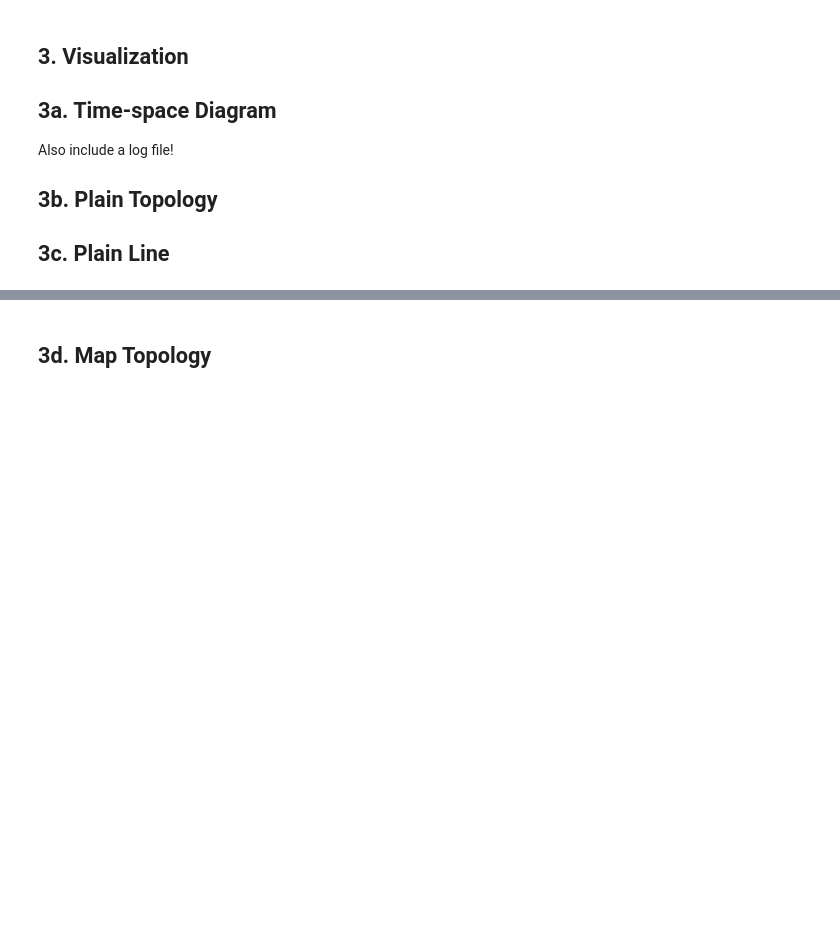
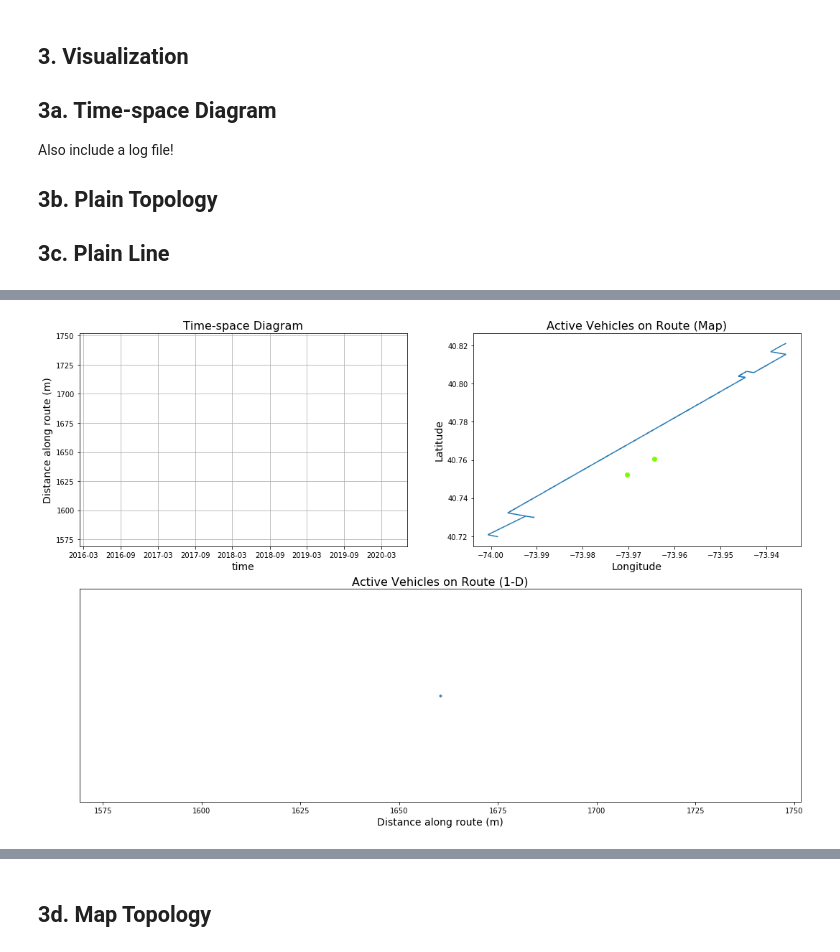
Before and after one commit to ywnch/buskit, a Jupyter notebook: sandbox_main.ipynb, the cells around one changed output, grey strips where cells are left out. Saved outputs shown, nothing was run; the diff lists cells and outputs as text; code cells hidden in the pictures; blank space fills up the shorter version.

```diff
--- a/sandbox_main.ipynb
+++ b/sandbox_main.ipynb
@@ -275,0 +384,87 @@ KeyboardInterrupt:
+# %%
+def df_update(apikey, route, direction):
+    """ Append new data to existing csv file and return both all and new dfs"""
+    try:
+        df = pd.read_csv("realtime.csv")
+    except:
+        print("realtime.csv not found, creating new empty df")
+        df = pd.DataFrame()
+    df, df_new = realtime(apikey, route, df)
+
+    # process variables for plotting
+    df = df_process(df, direction)
+    df_new = df_process(df_new, direction)
+
+    return df, df_new
+# %%
+clock = 0
+df, df_new = df_update(os.getenv("MTAAPIKEY"), "M15", 0)
+
+# plot figure
+fig = plt.figure(figsize=(18,12))
+ax1 = fig.add_subplot(221)
+ax2 = fig.add_subplot(222)
+ax3 = fig.add_subplot(212)
+
+# plot CallDistanceAlongRoute (bus stops)
+[ax1.plot([df['RecordedAtTime'].min(), df['RecordedAtTime'].max()], [i, i], color='gray', alpha=0.1) for i in df['CallDistanceAlongRoute'].unique()]
+p1, = ax1.plot([], [], '-', color='steelblue')
+
+ax1.grid()
+ax1.set_xlabel("time", fontsize=14)
+ax1.set_ylabel("Distance along route (m)", fontsize=14)
+ax1.set_title("Time-space Diagram", fontsize=16)
+
+# plot route shape on map (2-D)
+route_M1_1.plot(ax=ax2)
+p7, = ax2.plot([], [], 'o', color='lawngreen')
+p2, = ax2.plot([], [], 'o', color='indianred')
+
+ax2.set_ylabel("Latitude", fontsize=14)
+ax2.set_xlabel("Longitude", fontsize=14)
+ax2.set_title("Active Vehicles on Route (Map)", fontsize=16)
+
+# plot dynamic route line (1-D)
+ax3.plot(df['CallDistanceAlongRoute'], [0]*len(df), '.-', color='steelblue')
+p3, = ax3.plot([], [], 'o', color='lawngreen')
+p4, = ax3.plot([], [], 'o', color='indianred')
+
+ax3.set_yticks([])
+ax3.set_xlabel("Distance along route (m)", fontsize=14)
+ax3.set_title("Active Vehicles on Route (1-D)", fontsize=16)
+
+# update
+while True:
+    df3, df1 = df_update(os.getenv("MTAAPIKEY"), "M1", 1)
+
+    # mark vehicles that are bunching
+    df3.sort_values(['VehDistAlongRoute'], inplace=True)
+    spacing = np.diff(df3['VehDistAlongRoute'])
+    bunch = spacing < 100 # set threshold (meters) to be identified as BB
+    bunch_a = np.array([False] + list(bunch))
+    bunch_b = np.array(list(bunch) + [False])
+    bunch = bunch_a + bunch_b
+    bb_df = df3[bunch]
+
+    # plot TSD for each vehicle
+    for i, v in enumerate(df1['VehicleRef'].unique()):
+        # subset data for single vehicle
+        veh_df = df1[df1['VehicleRef'] == v]
+        ax1.plot(veh_df['RecordedAtTime'], veh_df['VehDistAlongRoute'], '-', color='steelblue', alpha=0.5)
+        ax1.plot(bb_df['RecordedAtTime'], bb_df['VehDistAlongRoute'], 'o', color='indianred', alpha=0.5)
+        #ax1.annotate('%s'%v.split("_")[1], (list(veh_df['RecordedAtTime'])[0],list(veh_df['VehDistAlongRoute'])[0]))
+
+    p7.set_data(df3['Longitude'], df3['Latitude'])
+    p2.set_data(bb_df['Longitude'], bb_df['Latitude'])
+    p3.set_data(df3['VehDistAlongRoute'], [0]*len(df3))
+    p4.set_data(bb_df['VehDistAlongRoute'], [0]*len(bb_df))
+    clear_output(wait=True)
+    display(fig)
+    print("Seconds elapsed: %s"%(clock))
+    clock += 30
+    time.sleep(30)
+
+plt.tight_layout()
+plt.show()
+# %% [output]
+[figure, added]
```
Also changed, not shown: parts of 10 cells of this notebook, 9 other files.
